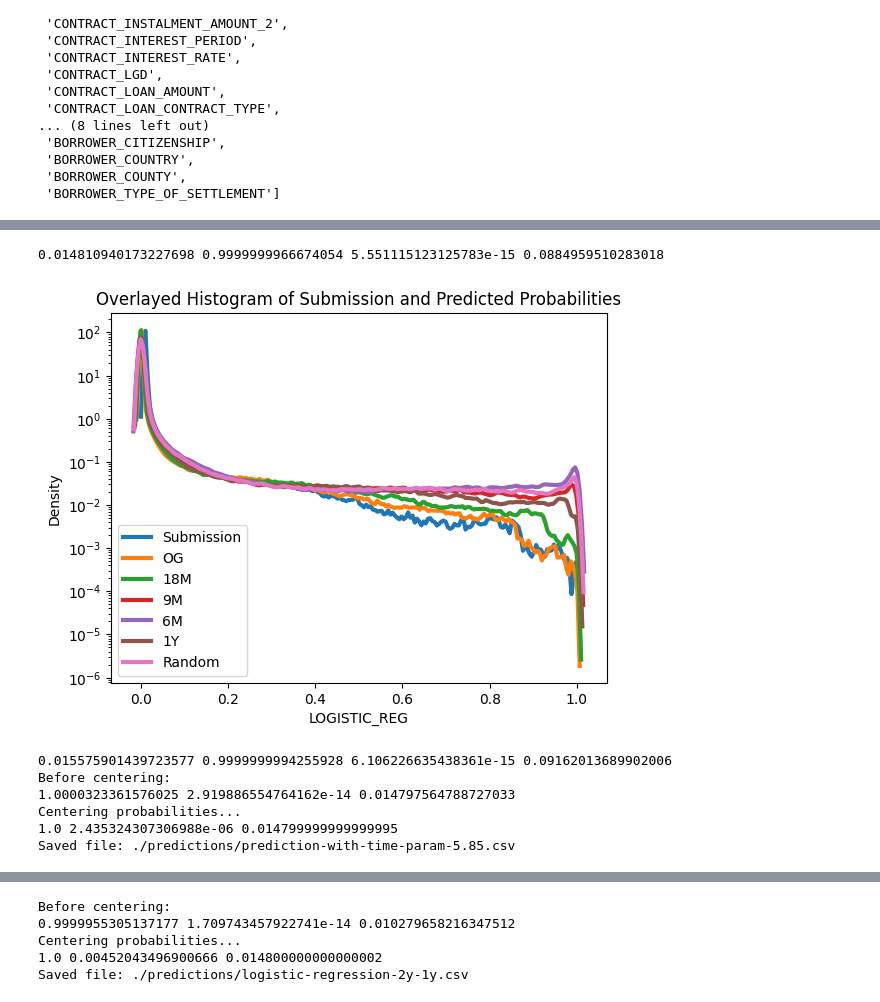
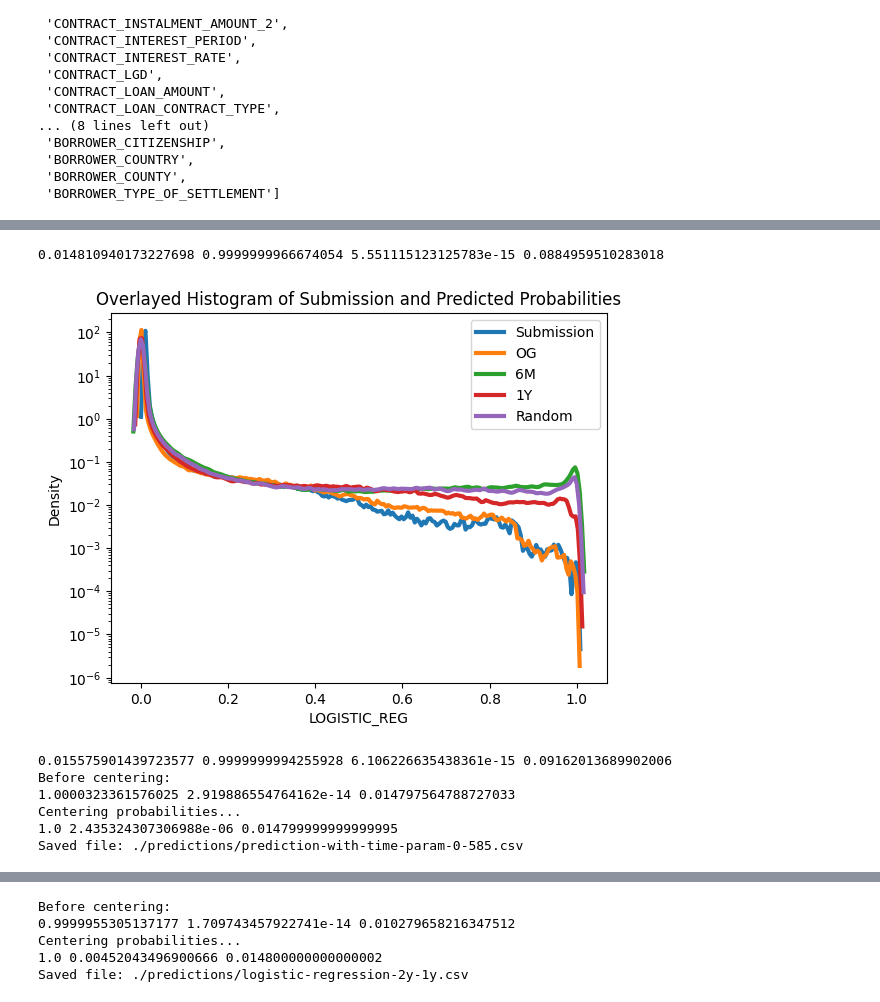
Before and after one commit to hakatiki/Dataracing-MNB, a Jupyter notebook: logistic-regression-borrower-contract.ipynb, the cells around one changed output, grey strips where cells are left out. Cells and saved outputs as stored; diff of their text form; code cells hidden in the pictures.

```diff
--- a/logistic-regression-borrower-contract.ipynb
+++ b/logistic-regression-borrower-contract.ipynb
@@ -92,6 +108,6 @@ training_data.drop('DAY_DIFF', axis=1, inplace=True)
 # %%
 numeric_columns = training_data.select_dtypes(include=[np.number]).columns.tolist()
-excluded_keywords = ['TARGET', 'event', 'binary', 'DATE']
+excluded_keywords = ['TARGET', 'event', 'binary', 'DATE', 'DAY']
 
 X_columns = [col for col in numeric_columns if all(keyword.lower() not in col.lower() for keyword in excluded_keywords)]
 y_column = 'TARGET_EVENT_BINARY_2Y'
@@ -192,0 +331,3 @@ def significant_features(df, variables, target, model1=LogisticRegression(), sca
+# %%
+training_data['COX_PROBA'] = predicted_defaults['prob_default']
+submission = create_submission_file(training_data, 'COX_PROBA', data_submission_example, filename='./predictions/cox.csv')
@@ -323,14 +492,19 @@ non_significant_vars
 X_columns.remove('CONTRACT_CREDIT_INTERMEDIARY')
 X_columns.remove('BORROWER_COUNTY')
 # %%
+# 0.006785876080349979
+# Before centering:
+# 0.9978858840423693 8.548717289613705e-15 0.006063585227926563
+# Centering probabilities...
+# 1.0 0.008736424229876956 0.01479999999999999
+# Saved file: ./predictions/logistic-regression-one-model.csv
 predicted_probs = 'LOGISTIC_REG'
 probs = train_and_predict_two_halves(
     training_data,
     X_columns,
     y_column,
-    model1=LogisticRegression(max_iter=400, C=0.5, random_state=42),
+    model1=LogisticRegression(max_iter=400, C=1, random_state=42),
 )
-# 0.015985249571782673
 training_data[predicted_probs] = probs
 print(probs.mean())
 submission = create_submission_file(training_data, predicted_probs, data_submission_example, filename='./predictions/logistic-regression-one-model.csv')
@@ -357,15 +552,14 @@ def calculate_probabilities(data, column, time_factor):
     probs_2y = 1 - np.exp(-2 * lambdas)
     return probs_2y
 # %%
-
-logistic_model = LogisticRegression(max_iter=400, C=0.5, random_state=42)
 time_periods = {
-    # '1Y': 1,
+    '1Y': 1,
     # '18M': 1.5,
     # '9M': 0.75,
     '6M': 0.5
 }
 for suffix, time_factor in time_periods.items():
+    logistic_model = LogisticRegression(max_iter=400, C=1)
     print(f"2Y-{suffix}")
     probs = train_and_predict_two_halves(
         training_data,
@@ -395,30 +592,29 @@ True
 # %%
-experiment_probs = calculate_probabilities(training_data, 'LOGISTIC_REG_6M', 0.6376923076923077)
+experiment_probs = calculate_probabilities(training_data, 'LOGISTIC_REG_6M', 0.585)
 print(experiment_probs.mean(), experiment_probs.max(), experiment_probs.min(), experiment_probs.std())
 sns.kdeplot(submission, label='Submission', lw=3, alpha=1)
 sns.kdeplot(training_data['LOGISTIC_REG'], label='OG', lw=3, alpha=1)
-sns.kdeplot(training_data['18M_PROBA'], label='18M', lw=3, alpha=1)
-sns.kdeplot(training_data['9M_PROBA'], label='9M', lw=3, alpha=1)
 sns.kdeplot(training_data['6M_PROBA'], label='6M', lw=3, alpha=1)
 sns.kdeplot(training_data['1Y_PROBA'], label='1Y', lw=3, alpha=1)
 sns.kdeplot(experiment_probs, label='Random', lw=3, alpha=1)
 
 plt.yscale('log')
 plt.legend()
 plt.title('Overlayed Histogram of Submission and Predicted Probabilities')
 plt.show()
 # %% [output]
 0.014810940173227698 0.9999999966674054 5.551115123125783e-15 0.0884959510283018
-[figure, old version]
+[figure, new version]
 # %%
-experiment_probs = calculate_probabilities(training_data, 'LOGISTIC_REG_6M', 0.585)
+magic_number = 0.585
+experiment_probs = calculate_probabilities(training_data, 'LOGISTIC_REG_6M', magic_number)
 print(experiment_probs.mean(), experiment_probs.max(), experiment_probs.min(), experiment_probs.std())
 training_data['EXPERIMENT_PROBS'] = experiment_probs
-submission_exp = create_submission_file(training_data, 'EXPERIMENT_PROBS', data_submission_example, filename='./predictions/prediction-with-time-param-585.csv')
+submission_exp = create_submission_file(training_data, 'EXPERIMENT_PROBS', data_submission_example, filename='./predictions/prediction-with-time-param-0-585.csv')
 # %% [output]
 0.015575901439723577 0.9999999994255928 6.106226635438361e-15 0.09162013689902006
 Before centering:
 1.0000323361576025 2.919886554764162e-14 0.014797564788727033
 Centering probabilities...
 1.0 2.435324307306988e-06 0.014799999999999995
-Saved file: ./predictions/prediction-with-time-param-5.85.csv
+Saved file: ./predictions/prediction-with-time-param-0-585.csv
```
Also changed, not shown: parts of 55 cells of this notebook, 9 other files.
